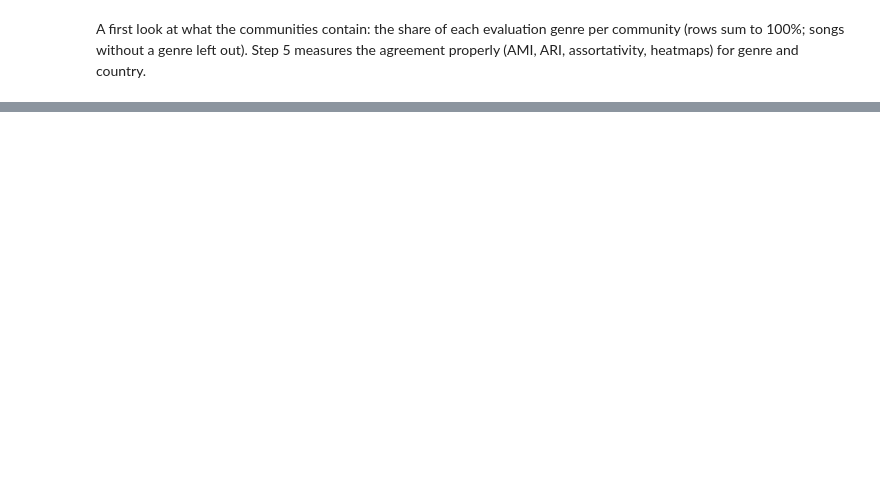
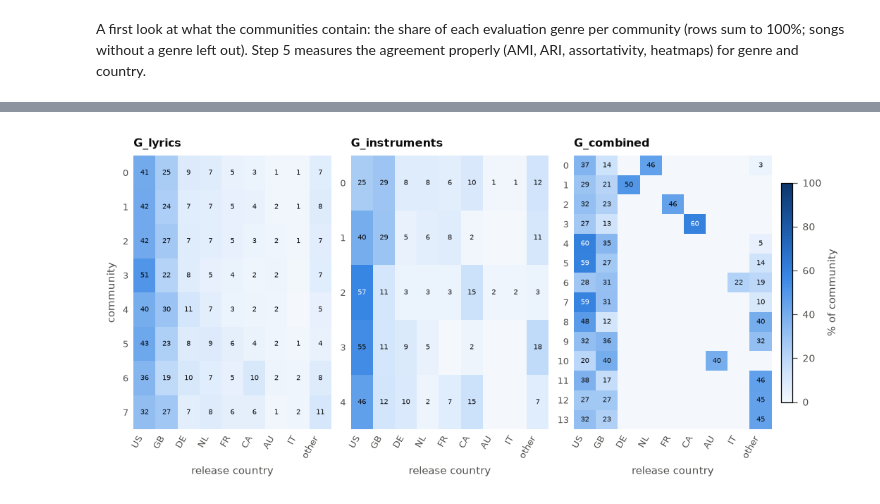
Before and after one commit to CRisager/SocialGraphs_FinalProject, a Jupyter notebook: notebooks/analysis.ipynb, the cells around one changed output, grey strips where cells are left out. Cells and saved outputs as stored; diff of their text form; code cells hidden in the pictures; blank space fills up the shorter version.

```diff
--- a/notebooks/analysis.ipynb
+++ b/notebooks/analysis.ipynb
@@ -408,0 +465,6 @@ G_combined
+# %%
+country_tables = {name: cm.composition(g, "country_top").reindex(columns=COUNTRY_ORDER, fill_value=0)
+                  for name, g in lcc.items()}
+fig = plotting.heatmap_panels(country_tables, name="heatmap_country", xlabel="release country")
+# %% [output]
+[figure, added]
```
Also changed, not shown: parts of 12 cells of this notebook, 15 other files.
